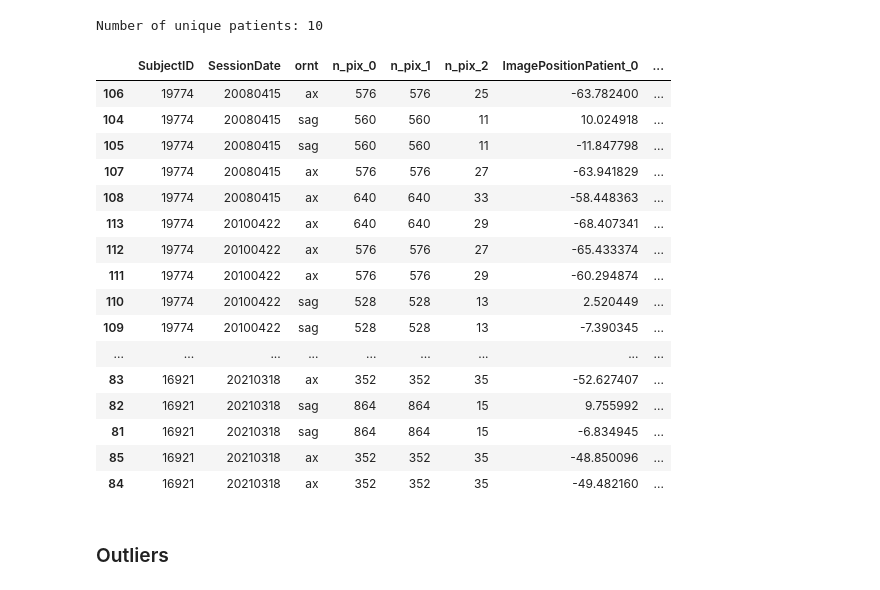
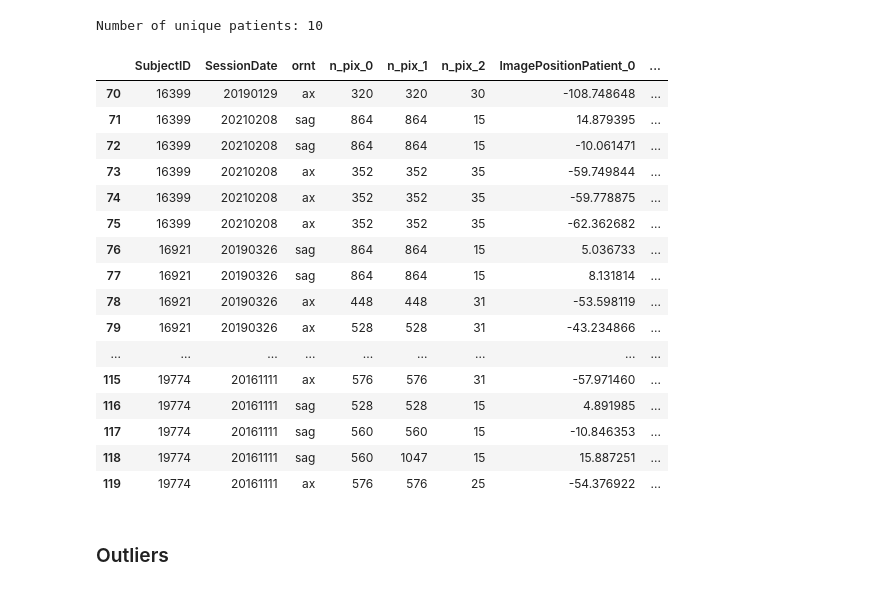
Before and after one commit to robert-graf/bids_tools, a Jupyter notebook: visualization/dataset_analysis.ipynb, the cells around one changed output. Drawn from its saved outputs; the diff is of its cells as text; code cells hidden in the pictures.

```diff
--- a/dataset_analysis.ipynb
+++ b/visualization/dataset_analysis.ipynb
@@ -17,25 +17,25 @@ print(f'Number of unique patients: {len(list(df["SubjectID"].unique()))}')
 # %% [output]
 Number of unique patients: 10
 # %%
-df.tail(n=50).sort_values('SessionDate')
+df.tail(n=50).sort_values('FileID')
 # %% [output]
 |  | SubjectID | SessionDate | ornt | n_pix_0 | n_pix_1 | n_pix_2 | ImagePositionPatient_0 | ... |
-| 106 | 19774 | 20080415 | ax | 576 | 576 | 25 | -63.782400 | ... |
-| 104 | 19774 | 20080415 | sag | 560 | 560 | 11 | 10.024918 | ... |
-| 105 | 19774 | 20080415 | sag | 560 | 560 | 11 | -11.847798 | ... |
-| 107 | 19774 | 20080415 | ax | 576 | 576 | 27 | -63.941829 | ... |
-| 108 | 19774 | 20080415 | ax | 640 | 640 | 33 | -58.448363 | ... |
-| 113 | 19774 | 20100422 | ax | 640 | 640 | 29 | -68.407341 | ... |
-| 112 | 19774 | 20100422 | ax | 576 | 576 | 27 | -65.433374 | ... |
-| 111 | 19774 | 20100422 | ax | 576 | 576 | 29 | -60.294874 | ... |
-| 110 | 19774 | 20100422 | sag | 528 | 528 | 13 | 2.520449 | ... |
-| 109 | 19774 | 20100422 | sag | 528 | 528 | 13 | -7.390345 | ... |
+| 70 | 16399 | 20190129 | ax | 320 | 320 | 30 | -108.748648 | ... |
+| 71 | 16399 | 20210208 | sag | 864 | 864 | 15 | 14.879395 | ... |
+| 72 | 16399 | 20210208 | sag | 864 | 864 | 15 | -10.061471 | ... |
+| 73 | 16399 | 20210208 | ax | 352 | 352 | 35 | -59.749844 | ... |
+| 74 | 16399 | 20210208 | ax | 352 | 352 | 35 | -59.778875 | ... |
+| 75 | 16399 | 20210208 | ax | 352 | 352 | 35 | -62.362682 | ... |
+| 76 | 16921 | 20190326 | sag | 864 | 864 | 15 | 5.036733 | ... |
+| 77 | 16921 | 20190326 | sag | 864 | 864 | 15 | 8.131814 | ... |
+| 78 | 16921 | 20190326 | ax | 448 | 448 | 31 | -53.598119 | ... |
+| 79 | 16921 | 20190326 | ax | 528 | 528 | 31 | -43.234866 | ... |
 | ... | ... | ... | ... | ... | ... | ... | ... | ... |
-| 83 | 16921 | 20210318 | ax | 352 | 352 | 35 | -52.627407 | ... |
-| 82 | 16921 | 20210318 | sag | 864 | 864 | 15 | 9.755992 | ... |
-| 81 | 16921 | 20210318 | sag | 864 | 864 | 15 | -6.834945 | ... |
-| 85 | 16921 | 20210318 | ax | 352 | 352 | 35 | -48.850096 | ... |
-| 84 | 16921 | 20210318 | ax | 352 | 352 | 35 | -49.482160 | ... |
+| 115 | 19774 | 20161111 | ax | 576 | 576 | 31 | -57.971460 | ... |
+| 116 | 19774 | 20161111 | sag | 528 | 528 | 15 | 4.891985 | ... |
+| 117 | 19774 | 20161111 | sag | 560 | 560 | 15 | -10.846353 | ... |
+| 118 | 19774 | 20161111 | sag | 560 | 1047 | 15 | 15.887251 | ... |
+| 119 | 19774 | 20161111 | ax | 576 | 576 | 25 | -54.376922 | ... |
 # %% [markdown]
 ### Outliers
 # %%
```
Also changed, not shown: 5 other files.
